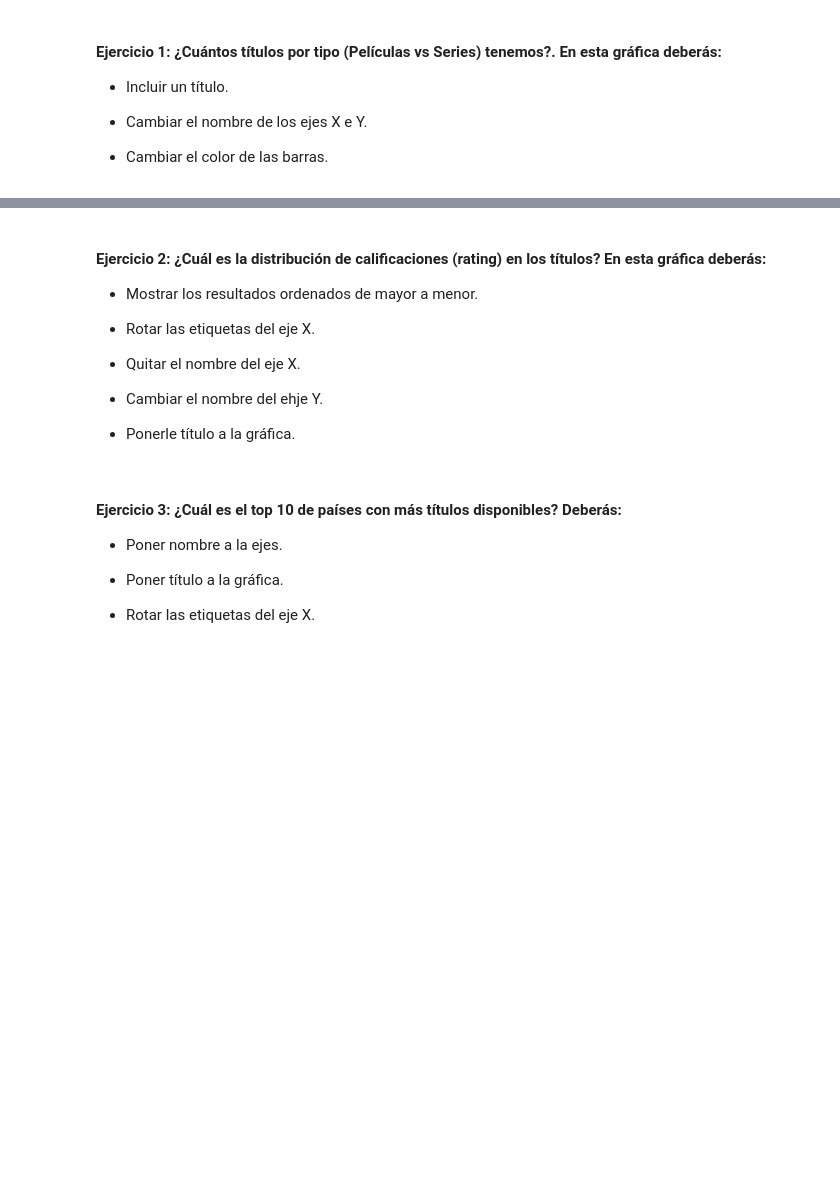
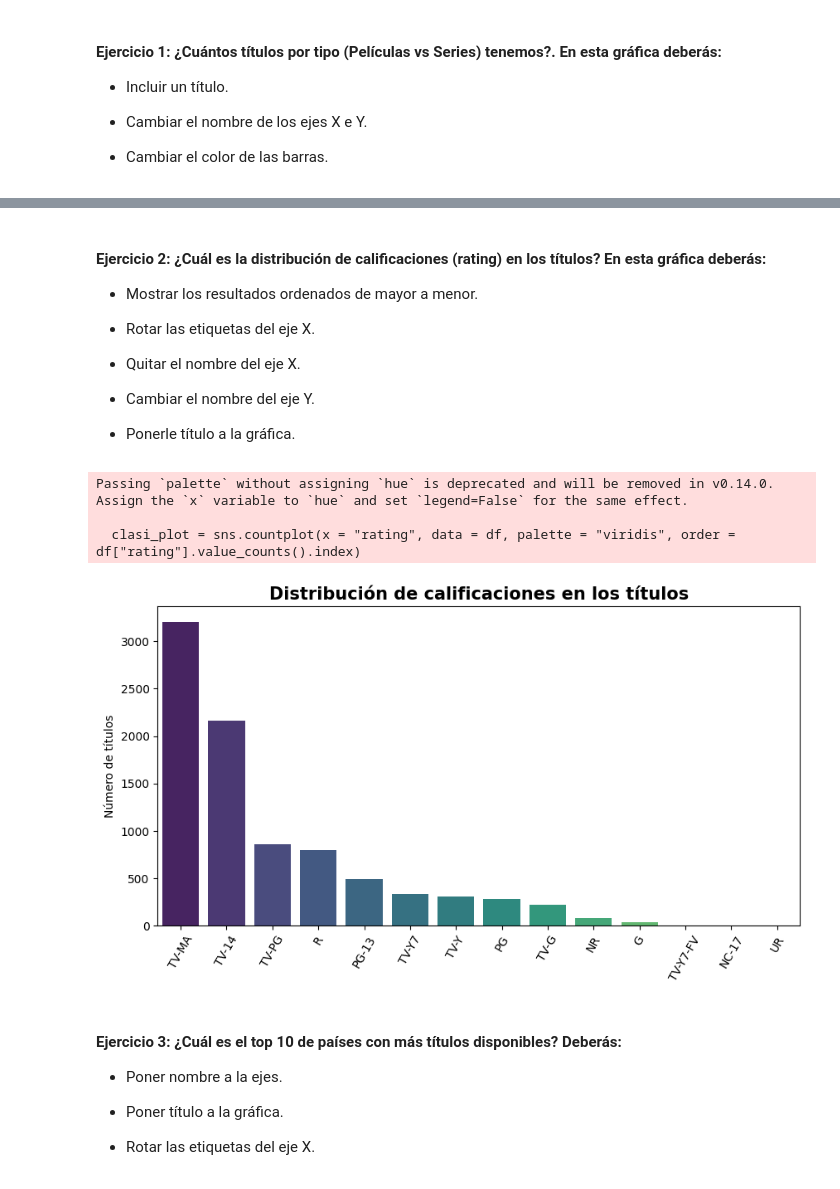
Before and after one commit to yanruwu/hackio-lab-vis, a Jupyter notebook: laboratorio-modulo2-leccion04-visualizacion.ipynb, the cells around one changed output, grey strips where cells are left out. Cells and saved outputs as stored; diff of their text form; code cells hidden in the pictures; blank space fills up the shorter version.

```diff
--- a/laboratorio-modulo2-leccion04-visualizacion.ipynb
+++ b/laboratorio-modulo2-leccion04-visualizacion.ipynb
@@ -31,9 +51,24 @@ En este laboratorio usaremos el DataFrame de Netflix completo creado en los prim
 
 - Quitar el nombre del eje X.
 
-- Cambiar el nombre del ehje Y.
+- Cambiar el nombre del eje Y.
 
 - Ponerle título a la gráfica.
+# %%
+df.drop(df[df["rating"].str.contains("min", case = False, na = False)].index, inplace=True)
+# %%
+plt.figure(figsize=(10,5))
+plt.title("Distribución de calificaciones en los títulos", fontsize = 15, fontweight = "bold")
+clasi_plot = sns.countplot(x = "rating", data = df, palette = "viridis", order = df["rating"].value_counts().index)
+plt.xlabel("")
+plt.xticks(rotation = 60)
+plt.ylabel("Número de títulos")
+plt.show()
+# %% [output]
+Passing `palette` without assigning `hue` is deprecated and will be removed in v0.14.0. Assign the `x` variable to `hue` and set `legend=False` for the same effect.
+
+  clasi_plot = sns.countplot(x = "rating", data = df, palette = "viridis", order = df["rating"].value_counts().index)
+[figure, added]
 # %% [markdown]
 #### Ejercicio 3: ¿Cuál es el top 10 de países con más títulos disponibles? Deberás:
 
```
Also changed, not shown: parts of 26 cells of this notebook, 1 other file.
